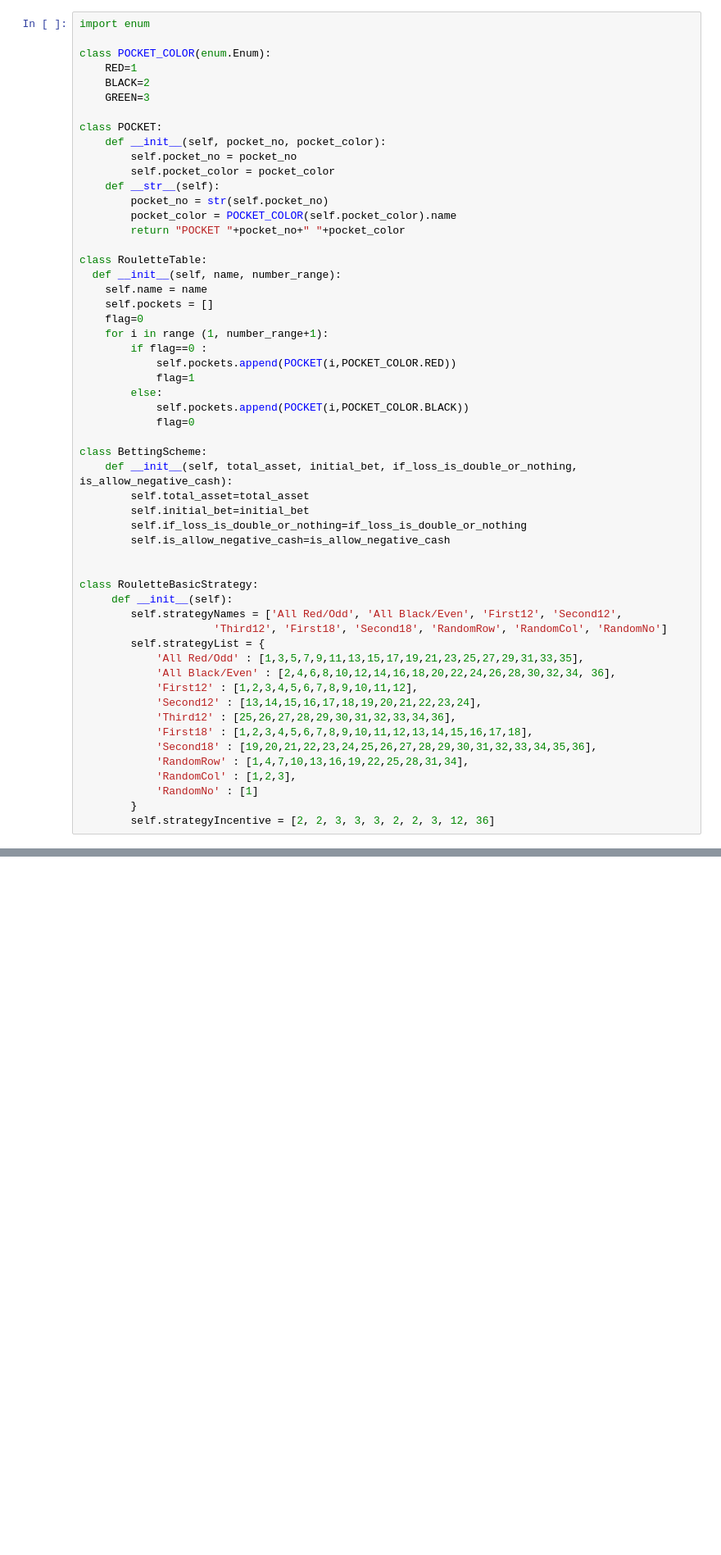
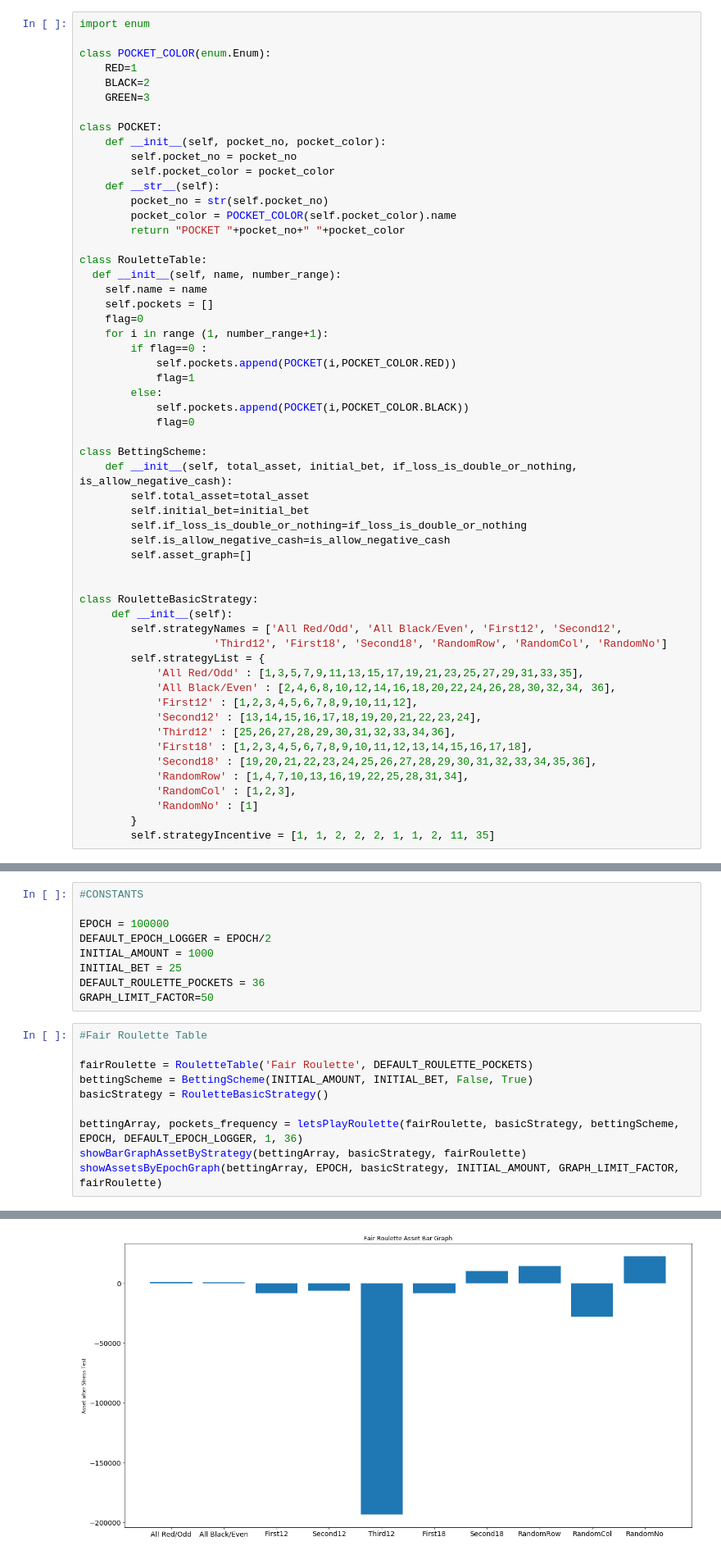
Before and after one commit to singh96aman/MonteCarloSimulation, a Jupyter notebook: MonteCarloRouletteSimulation.ipynb, the cells around one changed output, grey strips where cells are left out. Shown at 82% size. Cells and saved outputs as stored; diff of their text form; blank space fills up the shorter version.

```diff
--- a/MonteCarloRouletteSimulation.ipynb
+++ b/MonteCarloRouletteSimulation.ipynb
@@ -48,6 +46,7 @@ class BettingScheme:
         self.initial_bet=initial_bet
         self.if_loss_is_double_or_nothing=if_loss_is_double_or_nothing
         self.is_allow_negative_cash=is_allow_negative_cash
+        self.asset_graph=[]
 
 
 class RouletteBasicStrategy:
@@ -66,6 +65,6 @@ class RouletteBasicStrategy:
             'RandomCol' : [1,2,3],
             'RandomNo' : [1]
         }
-        self.strategyIncentive = [2, 2, 3, 3, 3, 2, 2, 3, 12, 36]
+        self.strategyIncentive = [1, 1, 2, 2, 2, 1, 1, 2, 11, 35]
 # %%
 import random
@@ -100,0 +142,20 @@ def letsPlayRoulette(rouletteTable, strategy_list, bettingScheme, total_epoch, e
+# %%
+#CONSTANTS
+
+EPOCH = 100000
+DEFAULT_EPOCH_LOGGER = EPOCH/2
+INITIAL_AMOUNT = 1000
+INITIAL_BET = 25
+DEFAULT_ROULETTE_POCKETS = 36
+GRAPH_LIMIT_FACTOR=50
+# %%
+#Fair Roulette Table
+
+fairRoulette = RouletteTable('Fair Roulette', DEFAULT_ROULETTE_POCKETS)
+bettingScheme = BettingScheme(INITIAL_AMOUNT, INITIAL_BET, False, True)
+basicStrategy = RouletteBasicStrategy()
+
+bettingArray, pockets_frequency = letsPlayRoulette(fairRoulette, basicStrategy, bettingScheme, EPOCH, DEFAULT_EPOCH_LOGGER, 1, 36)
+showBarGraphAssetByStrategy(bettingArray, basicStrategy, fairRoulette)
+showAssetsByEpochGraph(bettingArray, EPOCH, basicStrategy, INITIAL_AMOUNT, GRAPH_LIMIT_FACTOR, fairRoulette)
+# %% [output]
@@ -100,0 +164 @@ def letsPlayRoulette(rouletteTable, strategy_list, bettingScheme, total_epoch, e
+[figure, added]
```
Also changed, not shown: parts of 7 cells of this notebook.
